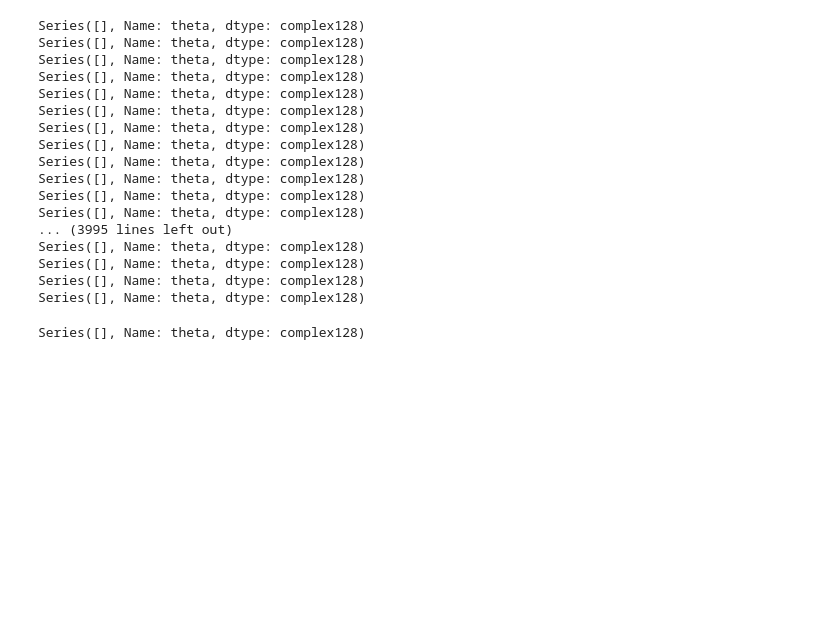
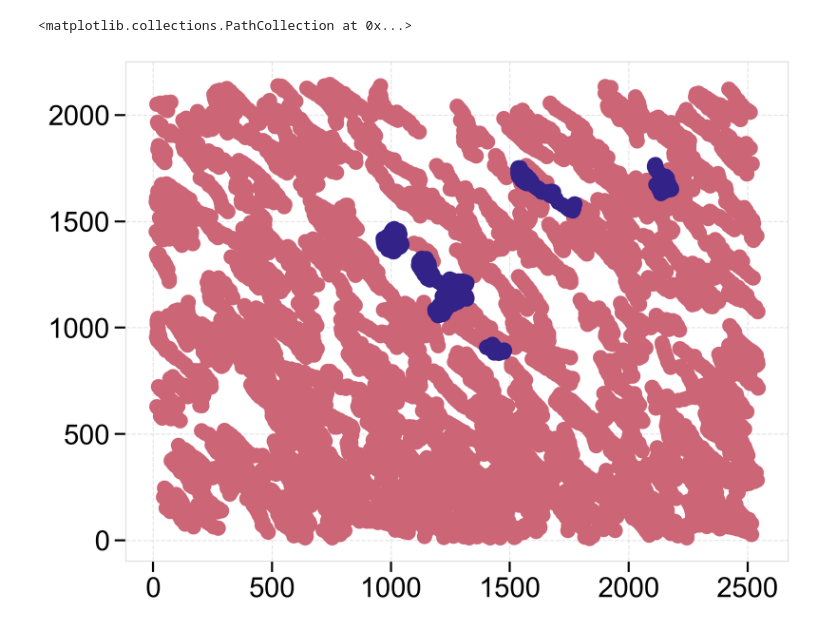
Before and after one commit to wppppupr/MTCargo_analysis, a Jupyter notebook: notebooks/polar_from_track.ipynb, the cells around one changed output. Saved outputs shown, nothing was run; the diff lists cells and outputs as text; code cells hidden in the pictures; blank space fills up the shorter version.

```diff
--- a/notebooks/polar_from_track.ipynb
+++ b/notebooks/polar_from_track.ipynb
@@ -32,7 +32,7 @@ folder = '/Volumes/My Passport/Sasaki/MTsingleBeads'
 
 MT_path = 'MTtrack.csv'
 beads_path = 'beads_tracks.csv'
-exp = "20260122/exp002"
+exp = "20260121/beads_trans_crop_crop"
 
 pathM = os.path.join(folder, exp, MT_path)
 pathB = os.path.join(folder, exp, beads_path)
@@ -65,36 +65,51 @@ x = dfB['x']
 y = dfB['y']
 frame = dfB['frame']
 # %%
-Lum = 5
+Lum = 20
 scale = 0.11
 L = Lum/scale
-
-for frame, data in dfB.groupby('frame'):
-    current = dfM[dfM['frame']==frame]
-    for _, i in data.groupby('particle'):
-        center_x = i['x'].iloc[0]
-        center_y = i['y'].iloc[0]
-        local = current[(center_x-L/2<current['x']) & (current['x']<center_x+L/2) & (center_y-L/2<current['y']) & (current['y']<center_y+L/2)]['theta']
-        print(local)
-# %% [output]
-Series([], Name: theta, dtype: complex128)
-Series([], Name: theta, dtype: complex128)
-Series([], Name: theta, dtype: complex128)
-Series([], Name: theta, dtype: complex128)
-Series([], Name: theta, dtype: complex128)
-Series([], Name: theta, dtype: complex128)
-Series([], Name: theta, dtype: complex128)
-Series([], Name: theta, dtype: complex128)
-Series([], Name: theta, dtype: complex128)
-Series([], Name: theta, dtype: complex128)
-Series([], Name: theta, dtype: complex128)
-Series([], Name: theta, dtype: complex128)
-... (3995 lines left out)
-Series([], Name: theta, dtype: complex128)
-Series([], Name: theta, dtype: complex128)
-Series([], Name: theta, dtype: complex128)
-Series([], Name: theta, dtype: complex128)
+# %%
+plt.scatter(dfM['x'], dfM['y'])
+plt.scatter(dfB['x'], dfB['y'])
+# %% [output]
+<matplotlib.collections.PathCollection at 0x...>
+[figure, added]
 # %%
-local
+from scipy.spatial import KDTree
+import numpy as np
+
+results = []
+
+for frame, data_b in dfB.groupby('frame'):
+    # そのフレームのA粒子（current）
+    data_a = dfM[dfM['frame'] == frame]
+    if data_a.empty:
+        continue
+
+    # KDTreeを構築（currentの座標を使用）
+    tree = KDTree(data_a[['x', 'y']].values)
+
+    # 基準となるB粒子の座標をすべて取得
+    centers_b = data_b[['x', 'y']].values
+
+    # 半径 L/2 内のインデックスを一括取得 (円形領域の場合)
+    # 正方形領域にこだわる場合は p=np.inf を指定します（チェビシェフ距離）
+    indices = tree.query_ball_point(centers_b, r=L/2, p=np.inf)
+
+    # A粒子の配向配列
+    theta_a = data_a['theta'].values
+
+    for idx_list, (p_id_b, row_b) in zip(indices, data_b.iterrows()):
+        if len(idx_list) > 0:
+            local_theta = theta_a[idx_list]
+            # ここで local_theta を使って平均ポーラー度などを計算
+            avg_polar = np.abs(np.nanmean(local_theta))
+
+            results.append({
+                'frame': frame,
+                'particle_b': row_b['particle'],
+                'local_polar': avg_polar,
+                'neighbor_count': len(idx_list)
+            })
+
+res_df = pd.DataFrame(results)
-# %% [output]
-Series([], Name: theta, dtype: complex128)
```
Also changed, not shown: parts of 1 cell of this notebook, 2 other files.
